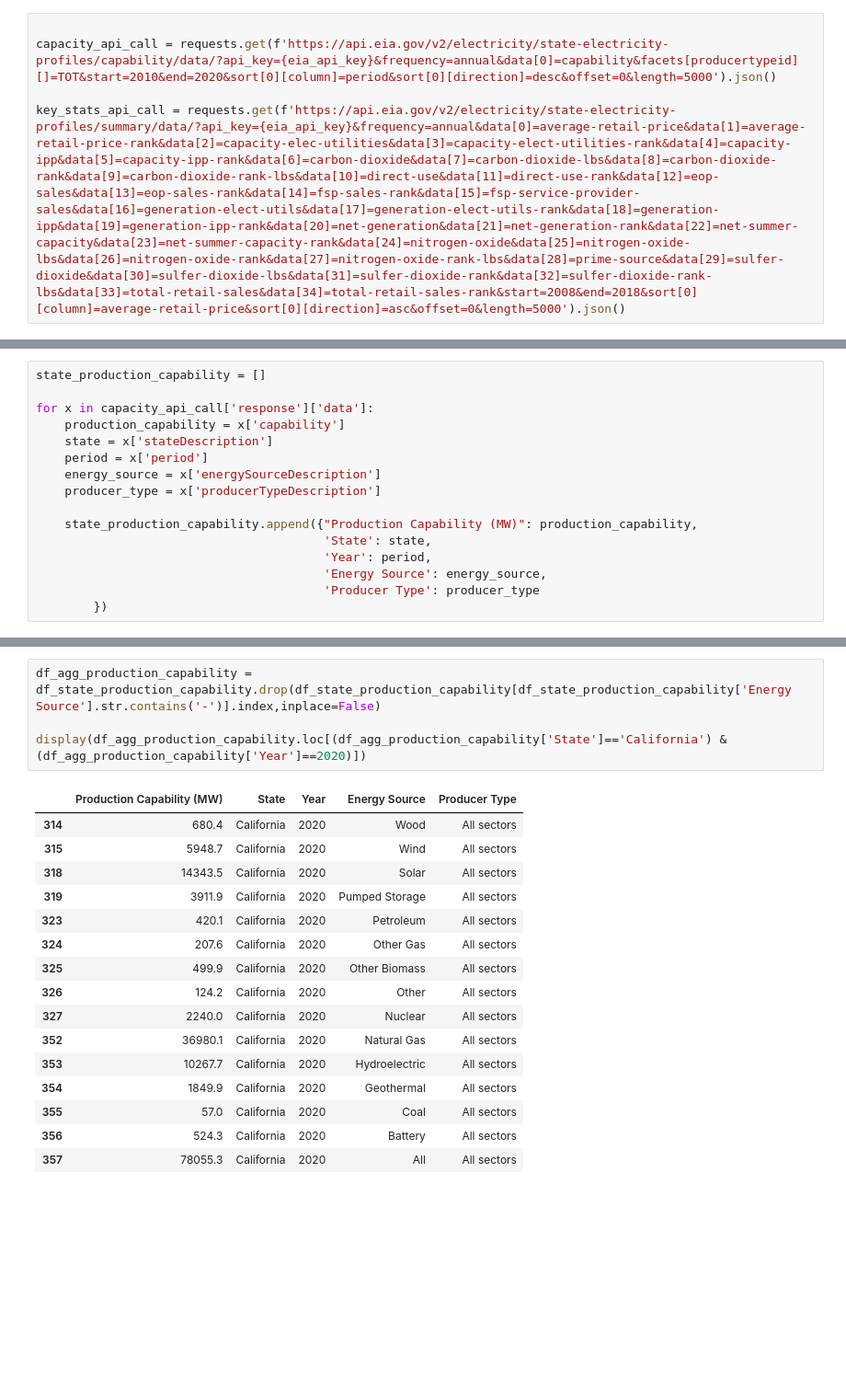
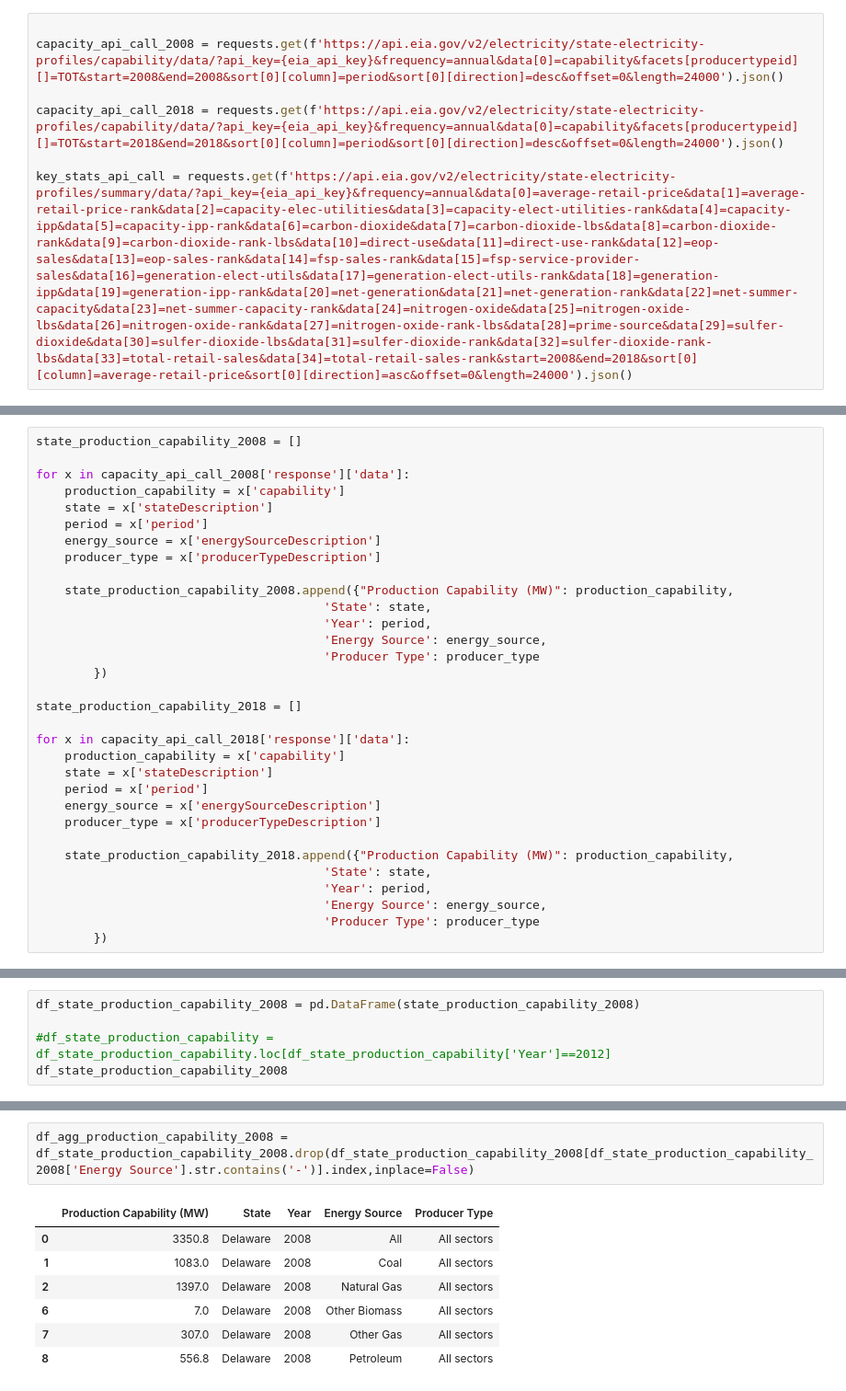
Before and after one commit to andrew8185/project-01, a Jupyter notebook: project_1.ipynb, the cells around one changed output, grey strips where cells are left out. Shown at 92% size. Drawn from its saved outputs; the diff is of its cells as text; blank space fills up the shorter version.

```diff
--- a/project_1.ipynb
+++ b/project_1.ipynb
@@ -9,9 +9,11 @@ from pprint import pprint
 eia_api_key = "7GAy2uMZHd2UXwGYyaoKyDeWSKxo9Mqvg7ehleq5"
 # %%
 
-capacity_api_call = requests.get(f'https://api.eia.gov/v2/electricity/state-electricity-profiles/capability/data/?api_key={eia_api_key}&frequency=annual&data[0]=capability&facets[producertypeid][]=TOT&start=2010&end=2020&sort[0][column]=period&sort[0][direction]=desc&offset=0&length=5000').json()
+capacity_api_call_2008 = requests.get(f'https://api.eia.gov/v2/electricity/state-electricity-profiles/capability/data/?api_key={eia_api_key}&frequency=annual&data[0]=capability&facets[producertypeid][]=TOT&start=2008&end=2008&sort[0][column]=period&sort[0][direction]=desc&offset=0&length=24000').json()
 
-key_stats_api_call = requests.get(f'https://api.eia.gov/v2/electricity/state-electricity-profiles/summary/data/?api_key={eia_api_key}&frequency=annual&data[0]=average-retail-price&data[1]=average-retail-price-rank&data[2]=capacity-elec-utilities&data[3]=capacity-elect-utilities-rank&data[4]=capacity-ipp&data[5]=capacity-ipp-rank&data[6]=carbon-dioxide&data[7]=carbon-dioxide-lbs&data[8]=carbon-dioxide-rank&data[9]=carbon-dioxide-rank-lbs&data[10]=direct-use&data[11]=direct-use-rank&data[12]=eop-sales&data[13]=eop-sales-rank&data[14]=fsp-sales-rank&data[15]=fsp-service-provider-sales&data[16]=generation-elect-utils&data[17]=generation-elect-utils-rank&data[18]=generation-ipp&data[19]=generation-ipp-rank&data[20]=net-generation&data[21]=net-generation-rank&data[22]=net-summer-capacity&data[23]=net-summer-capacity-rank&data[24]=nitrogen-oxide&data[25]=nitrogen-oxide-lbs&data[26]=nitrogen-oxide-rank&data[27]=nitrogen-oxide-rank-lbs&data[28]=prime-source&data[29]=sulfer-dioxide&data[30]=sulfer-dioxide-lbs&data[31]=sulfer-dioxide-rank&data[32]=sulfer-dioxide-rank-lbs&data[33]=total-retail-sales&data[34]=total-retail-sales-rank&start=2008&end=2018&sort[0][column]=average-retail-price&sort[0][direction]=asc&offset=0&length=5000').json()
+capacity_api_call_2018 = requests.get(f'https://api.eia.gov/v2/electricity/state-electricity-profiles/capability/data/?api_key={eia_api_key}&frequency=annual&data[0]=capability&facets[producertypeid][]=TOT&start=2018&end=2018&sort[0][column]=period&sort[0][direction]=desc&offset=0&length=24000').json()
+
+key_stats_api_call = requests.get(f'https://api.eia.gov/v2/electricity/state-electricity-profiles/summary/data/?api_key={eia_api_key}&frequency=annual&data[0]=average-retail-price&data[1]=average-retail-price-rank&data[2]=capacity-elec-utilities&data[3]=capacity-elect-utilities-rank&data[4]=capacity-ipp&data[5]=capacity-ipp-rank&data[6]=carbon-dioxide&data[7]=carbon-dioxide-lbs&data[8]=carbon-dioxide-rank&data[9]=carbon-dioxide-rank-lbs&data[10]=direct-use&data[11]=direct-use-rank&data[12]=eop-sales&data[13]=eop-sales-rank&data[14]=fsp-sales-rank&data[15]=fsp-service-provider-sales&data[16]=generation-elect-utils&data[17]=generation-elect-utils-rank&data[18]=generation-ipp&data[19]=generation-ipp-rank&data[20]=net-generation&data[21]=net-generation-rank&data[22]=net-summer-capacity&data[23]=net-summer-capacity-rank&data[24]=nitrogen-oxide&data[25]=nitrogen-oxide-lbs&data[26]=nitrogen-oxide-rank&data[27]=nitrogen-oxide-rank-lbs&data[28]=prime-source&data[29]=sulfer-dioxide&data[30]=sulfer-dioxide-lbs&data[31]=sulfer-dioxide-rank&data[32]=sulfer-dioxide-rank-lbs&data[33]=total-retail-sales&data[34]=total-retail-sales-rank&start=2008&end=2018&sort[0][column]=average-retail-price&sort[0][direction]=asc&offset=0&length=24000').json()
 # %%
 state_key_stats = []
 
@@ -378,18 +365,34 @@ display(df_state_key_stats.groupby('State').count())
 | Wisconsin | 11 | 11 | 11 | 11 | 11 |
 | Wyoming | 11 | 11 | 11 | 11 | 11 |
 # %%
-state_production_capability = []
+state_production_capability_2008 = []
 
-for x in capacity_api_call['response']['data']:
+for x in capacity_api_call_2008['response']['data']:
     production_capability = x['capability']
     state = x['stateDescription']
     period = x['period']
     energy_source = x['energySourceDescription']
     producer_type = x['producerTypeDescription']
 
-    state_production_capability.append({"Production Capability (MW)": production_capability,
+    state_production_capability_2008.append({"Production Capability (MW)": production_capability,
                                         'State': state,
                                         'Year': period,
                                         'Energy Source': energy_source,
                                         'Producer Type': producer_type
         })
+
+state_production_capability_2018 = []
+
+for x in capacity_api_call_2018['response']['data']:
+    production_capability = x['capability']
+    state = x['stateDescription']
+    period = x['period']
+    energy_source = x['energySourceDescription']
+    producer_type = x['producerTypeDescription']
+
+    state_production_capability_2018.append({"Production Capability (MW)": production_capability,
+                                        'State': state,
+                                        'Year': period,
+                                        'Energy Source': energy_source,
+                                        'Producer Type': producer_type
+        })
@@ -417,0 +399,5 @@ df_state_production_capability.head(50)
+# %%
+df_state_production_capability_2008 = pd.DataFrame(state_production_capability_2008)
+
+#df_state_production_capability = df_state_production_capability.loc[df_state_production_capability['Year']==2012]
+df_state_production_capability_2008
@@ -418,21 +435,10 @@ df_state_production_capability.head(50)
 # %%
-df_agg_production_capability = df_state_production_capability.drop(df_state_production_capability[df_state_production_capability['Energy Source'].str.contains('-')].index,inplace=False)
-
-display(df_agg_production_capability.loc[(df_agg_production_capability['State']=='California') & (df_agg_production_capability['Year']==2020)])
+df_agg_production_capability_2008 = df_state_production_capability_2008.drop(df_state_production_capability_2008[df_state_production_capability_2008['Energy Source'].str.contains('-')].index,inplace=False)
 # %% [output]
 |  | Production Capability (MW) | State | Year | Energy Source | Producer Type |
-| 314 | 680.4 | California | 2020 | Wood | All sectors |
-| 315 | 5948.7 | California | 2020 | Wind | All sectors |
-| 318 | 14343.5 | California | 2020 | Solar | All sectors |
-| 319 | 3911.9 | California | 2020 | Pumped Storage | All sectors |
-| 323 | 420.1 | California | 2020 | Petroleum | All sectors |
-| 324 | 207.6 | California | 2020 | Other Gas | All sectors |
-| 325 | 499.9 | California | 2020 | Other Biomass | All sectors |
-| 326 | 124.2 | California | 2020 | Other | All sectors |
-| 327 | 2240.0 | California | 2020 | Nuclear | All sectors |
-| 352 | 36980.1 | California | 2020 | Natural Gas | All sectors |
-| 353 | 10267.7 | California | 2020 | Hydroelectric | All sectors |
-| 354 | 1849.9 | California | 2020 | Geothermal | All sectors |
-| 355 | 57.0 | California | 2020 | Coal | All sectors |
-| 356 | 524.3 | California | 2020 | Battery | All sectors |
-| 357 | 78055.3 | California | 2020 | All | All sectors |
+| 0 | 3350.8 | Delaware | 2008 | All | All sectors |
+| 1 | 1083.0 | Delaware | 2008 | Coal | All sectors |
+| 2 | 1397.0 | Delaware | 2008 | Natural Gas | All sectors |
+| 6 | 7.0 | Delaware | 2008 | Other Biomass | All sectors |
+| 7 | 307.0 | Delaware | 2008 | Other Gas | All sectors |
+| 8 | 556.8 | Delaware | 2008 | Petroleum | All sectors |
```
Also changed, not shown: parts of 10 cells of this notebook.
